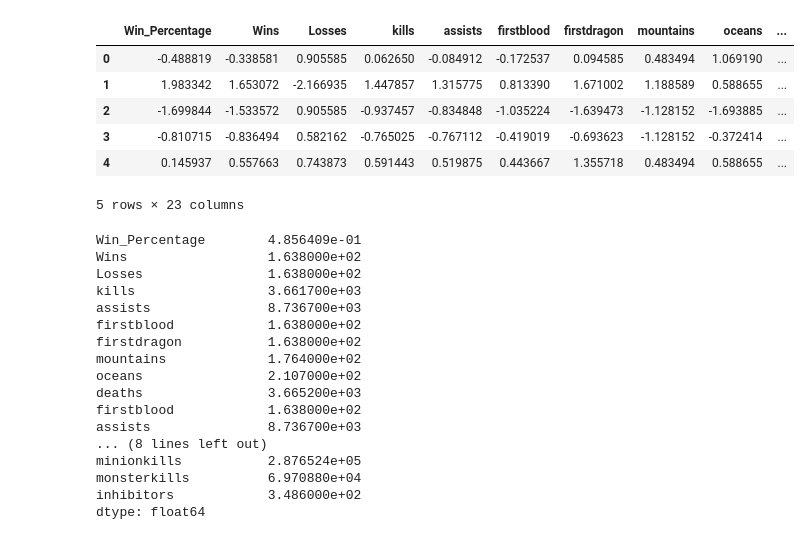
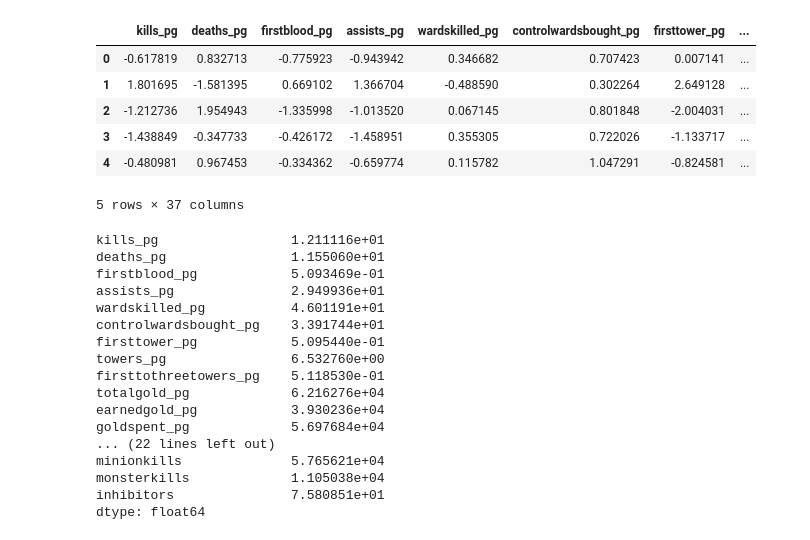
Before and after one commit to generalkandang/Capstone2, a Jupyter notebook: EDA_Capstone2.ipynb, the cells around one changed output. Drawn from its saved outputs; the diff is of its cells as text; code cells hidden in the pictures.

```diff
--- a/EDA_Capstone2.ipynb
+++ b/EDA_Capstone2.ipynb
@@ -263,0 +289,2 @@ df_key_stats = team_data[key_stats]
+# %%
+df_copy = df_key_stats[to_be_divided].div(df_key_stats['gamesplayed'].values,axis=0)
@@ -263,0 +312,2 @@ df_key_stats = team_data[key_stats]
+# %%
+df_copy.columns = ['kills_pg', 'deaths_pg', 'firstblood_pg','assists_pg', 'wardskilled_pg', 'controlwardsbought_pg', 'firsttower_pg', 'towers_pg', 'firsttothreetowers_pg', 'totalgold_pg', 'earnedgold_pg', 'goldspent_pg', 'minionkills_pg', 'monsterkills_pg', 'inhibitors_pg']
@@ -263,0 +324,2 @@ df_key_stats = team_data[key_stats]
+# %%
+master_df = pd.concat([df_copy, df_key_stats], axis=1)
@@ -291,34 +385,34 @@ array([[<AxesSubplot:title={'center':'assists'}>,
 # %%
-key_stats_scale = scale(df_key_stats)
+key_stats_scale = scale(master_df)
 # %%
-df_key_stats_scaled = pd.DataFrame(key_stats_scale, columns=key_stats)
+df_key_stats_scaled = pd.DataFrame(key_stats_scale, columns=master_df.columns)
 df_key_stats_scaled.head()
 # %% [output]
-|  | Win_Percentage | Wins | Losses | kills | assists | firstblood | firstdragon | mountains | oceans | ... |
-| 0 | -0.488819 | -0.338581 | 0.905585 | 0.062650 | -0.084912 | -0.172537 | 0.094585 | 0.483494 | 1.069190 | ... |
-| 1 | 1.983342 | 1.653072 | -2.166935 | 1.447857 | 1.315775 | 0.813390 | 1.671002 | 1.188589 | 0.588655 | ... |
-| 2 | -1.699844 | -1.533572 | 0.905585 | -0.937457 | -0.834848 | -1.035224 | -1.639473 | -1.128152 | -1.693885 | ... |
-| 3 | -0.810715 | -0.836494 | 0.582162 | -0.765025 | -0.767112 | -0.419019 | -0.693623 | -1.128152 | -0.372414 | ... |
-| 4 | 0.145937 | 0.557663 | 0.743873 | 0.591443 | 0.519875 | 0.443667 | 1.355718 | 0.483494 | 0.588655 | ... |
+|  | kills_pg | deaths_pg | firstblood_pg | assists_pg | wardskilled_pg | controlwardsbought_pg | firsttower_pg | ... |
+| 0 | -0.617819 | 0.832713 | -0.775923 | -0.943942 | 0.346682 | 0.707423 | 0.007141 | ... |
+| 1 | 1.801695 | -1.581395 | 0.669102 | 1.366704 | -0.488590 | 0.302264 | 2.649128 | ... |
+| 2 | -1.212736 | 1.954943 | -1.335998 | -1.013520 | 0.067145 | 0.801848 | -2.004031 | ... |
+| 3 | -1.438849 | -0.347733 | -0.426172 | -1.458951 | 0.355305 | 0.722026 | -1.133717 | ... |
+| 4 | -0.480981 | 0.967453 | -0.334362 | -0.659774 | 0.115782 | 1.047291 | -0.824581 | ... |
-5 rows × 23 columns
+5 rows × 37 columns
 # %%
-df_key_stats.mean()
+master_df.mean()
 # %% [output]
-Win_Percentage        4.856409e-01
-Wins                  1.638000e+02
-Losses                1.638000e+02
-kills                 3.661700e+03
-assists               8.736700e+03
-firstblood            1.638000e+02
-firstdragon           1.638000e+02
-mountains             1.764000e+02
-oceans                2.107000e+02
-deaths                3.665200e+03
-firstblood            1.638000e+02
-assists               8.736700e+03
-... (8 lines left out)
-minionkills           2.876524e+05
-monsterkills          6.970880e+04
-inhibitors            3.486000e+02
+kills_pg                 1.211116e+01
+deaths_pg                1.155060e+01
+firstblood_pg            5.093469e-01
+assists_pg               2.949936e+01
+wardskilled_pg           4.601191e+01
+controlwardsbought_pg    3.391744e+01
+firsttower_pg            5.095440e-01
+towers_pg                6.532760e+00
+firsttothreetowers_pg    5.118530e-01
+totalgold_pg             6.216276e+04
+earnedgold_pg            3.930236e+04
+goldspent_pg             5.697684e+04
+... (22 lines left out)
+minionkills              5.765621e+04
+monsterkills             1.105038e+04
+inhibitors               7.580851e+01
 dtype: float64
 # %%
```
Also changed, not shown: parts of 52 cells of this notebook.
